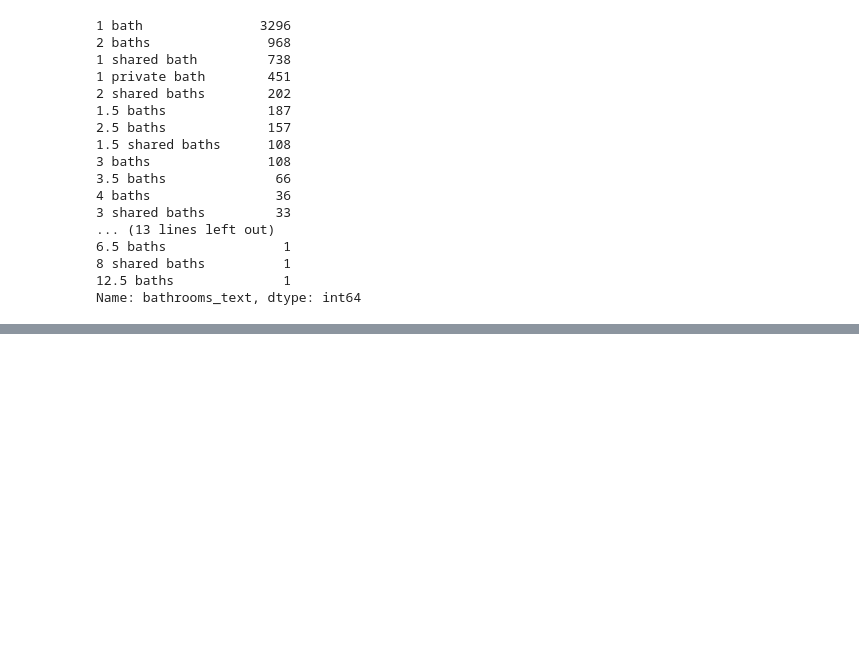
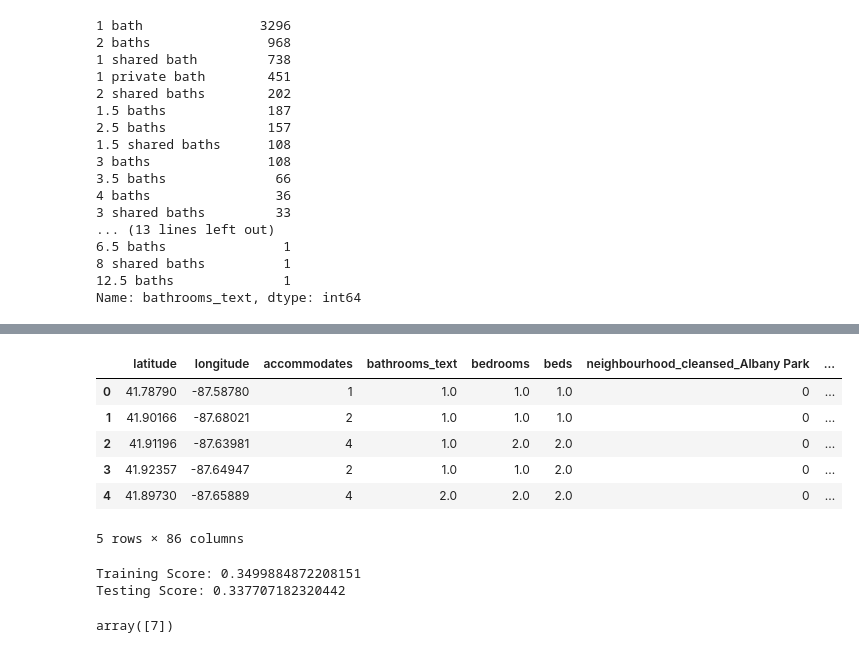
Before and after one commit to colinbrineman/MachineLearning2022, a Jupyter notebook: Chicago_Airbnb_ML_Model.ipynb, the cells around one changed output, grey strips where cells are left out. Drawn from its saved outputs; the diff is of its cells as text; code cells hidden in the pictures; blank space fills up the shorter version.

Commit message:
ML Models trained

```diff
--- a/Chicago_Airbnb_ML_Model.ipynb
+++ b/Chicago_Airbnb_ML_Model.ipynb
@@ -232,0 +265,41 @@ Epoch 100/100
+# %%
+# price_bins = [0.0, 49.0, 99.0, 149.0, 199.0, 249.0, 299.0,
+#               349.0, 399.0, 449.0, 499.0, 549.0,
+#               599.0, 649.0, 699.0, 749.0, 799.0,
+#              849.0, 899.0, 949.0, 999.0, 1000.0]
+
+# price_labels = ['0-49','50-99','100-149', '150-199', '200-249', '250-299', '300-349', '350-399','400-449', '450-499',
+#              '500-549', '550-599', '600-649', '650-699', '700-749', '750-799', '800-849', '850-899', '900-949', '950-999',
+#              '1000+']
+
+# price_bins = [0.0, 99.0, 199.0, 299.0,
+#               399.0, 499.0, 599.0, 699.0, 799.0,
+#               899.0, 999.0, 1000.0]
+
+# price_labels = ['0-99','100-199', '200-299', '300-399','400-499',
+#              '500-599', '600-699','700-799', '800-899', '900-999',
+#              '1000+']
+
+price_bins = [0.0, 49.0, 74.0, 99.0, 124.0, 149.0, 199.0, 299.0, 100000.0]
+
+price_labels = ['0-49','50-74','75-99','100-124','125-149','150-199', '200-299', '300+']
+# %%
+class_airbnb_df = pd.read_csv('Chicago_Airbnb_Listing_Dataset.csv')
+class_airbnb_df['price'] = class_airbnb_df['price'].str.replace('$', '')
+class_airbnb_df['price'] = class_airbnb_df['price'].str.replace(',', '').astype(float)
+class_airbnb_df['bathrooms_text'] = class_airbnb_df['bathrooms_text'].str.replace('-bath', '0.5')
+class_airbnb_df['bathrooms_text'] = class_airbnb_df['bathrooms_text'].str.extract('(\d*\.\d+|\d+)', expand=False)
+class_airbnb_df['bathrooms_text'] = class_airbnb_df['bathrooms_text'].astype(float)
+class_airbnb_df["price_range"] = pd.cut(class_airbnb_df["price"], price_bins, labels=price_labels)
+# airbnb_df.info
+counts = class_airbnb_df["price_range"].value_counts()
+total = counts/counts.sum()
+# %%
+RFC_df = class_airbnb_df
+RFC_df = RFC_df.dropna()
+class_df = RFC_df.drop(['price','price_range','id','minimum_minimum_nights',
+                           'maximum_minimum_nights', 'minimum_maximum_nights','maximum_maximum_nights',
+                           'minimum_nights_avg_ntm','maximum_nights_avg_ntm', 'minimum_nights','maximum_nights'], axis=1)
+X_class = pd.get_dummies(class_df)
+# X_class['room_type']  = LabelEncoder().fit_transform(X_class['room_type'])
+y_class = LabelEncoder().fit_transform(RFC_df['price_range'])
@@ -232,0 +315,10 @@ Epoch 100/100
+# %%
+X_class.head()
+# %% [output]
+|  | latitude | longitude | accommodates | bathrooms_text | bedrooms | beds | neighbourhood_cleansed_Albany Park | ... |
+| 0 | 41.78790 | -87.58780 | 1 | 1.0 | 1.0 | 1.0 | 0 | ... |
+| 1 | 41.90166 | -87.68021 | 2 | 1.0 | 1.0 | 1.0 | 0 | ... |
+| 2 | 41.91196 | -87.63981 | 4 | 1.0 | 2.0 | 2.0 | 0 | ... |
+| 3 | 41.92357 | -87.64947 | 2 | 1.0 | 1.0 | 2.0 | 0 | ... |
+| 4 | 41.89730 | -87.65889 | 4 | 2.0 | 2.0 | 2.0 | 0 | ... |
+5 rows × 86 columns
@@ -232,0 +335,11 @@ Epoch 100/100
+# %%
+print(f'Training Score: {clf.score(X_train_scaled, y_train_class)}')
+print(f'Testing Score: {clf.score(X_test_scaled, y_test_class)}')
+# %% [output]
+Training Score: 0.3499884872208151
+Testing Score: 0.337707182320442
+# %%
+prediction = clf.predict([X_test_scaled[1]])
+prediction
+# %% [output]
+array([7])
```
Also changed, not shown: parts of 26 cells of this notebook, 1 other file.
